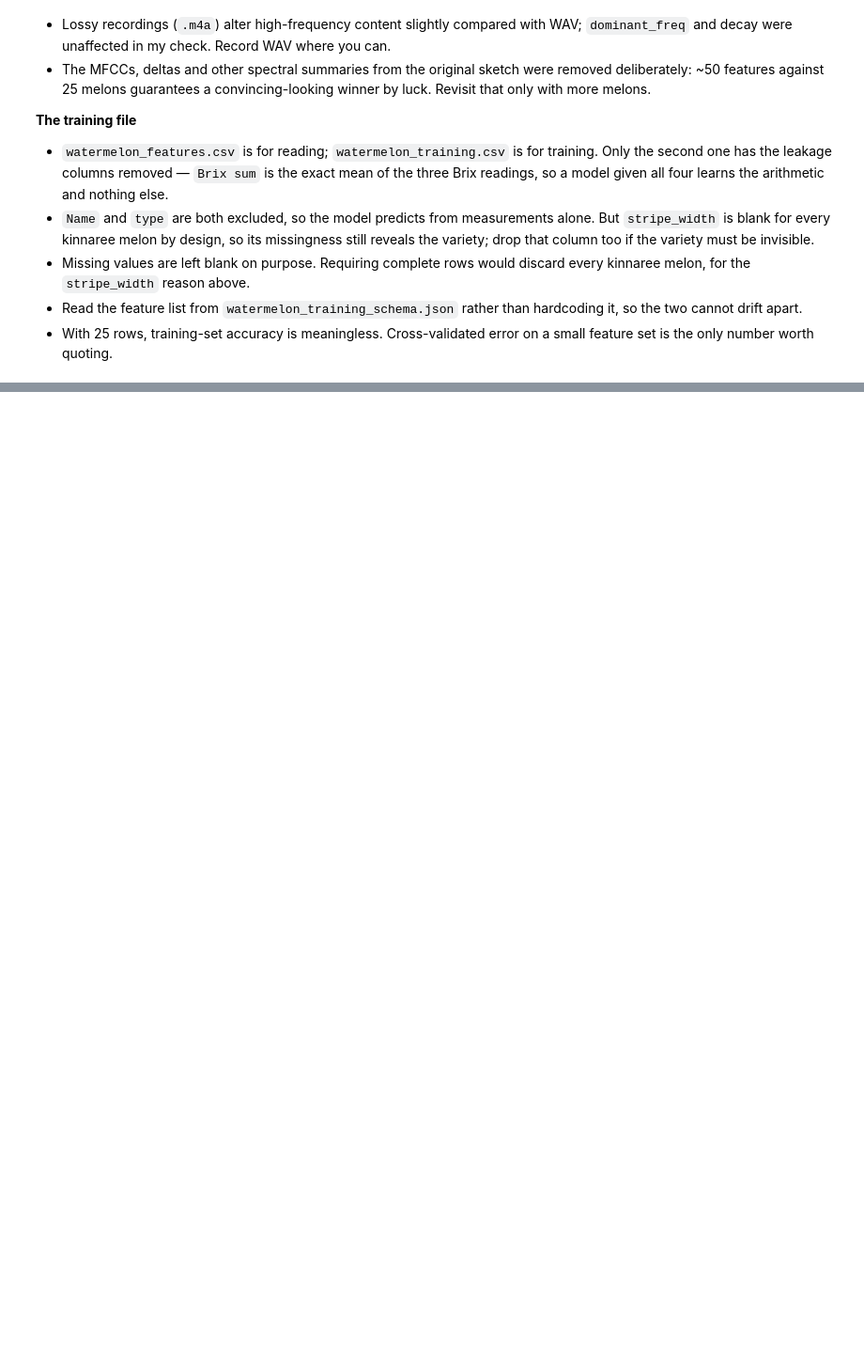
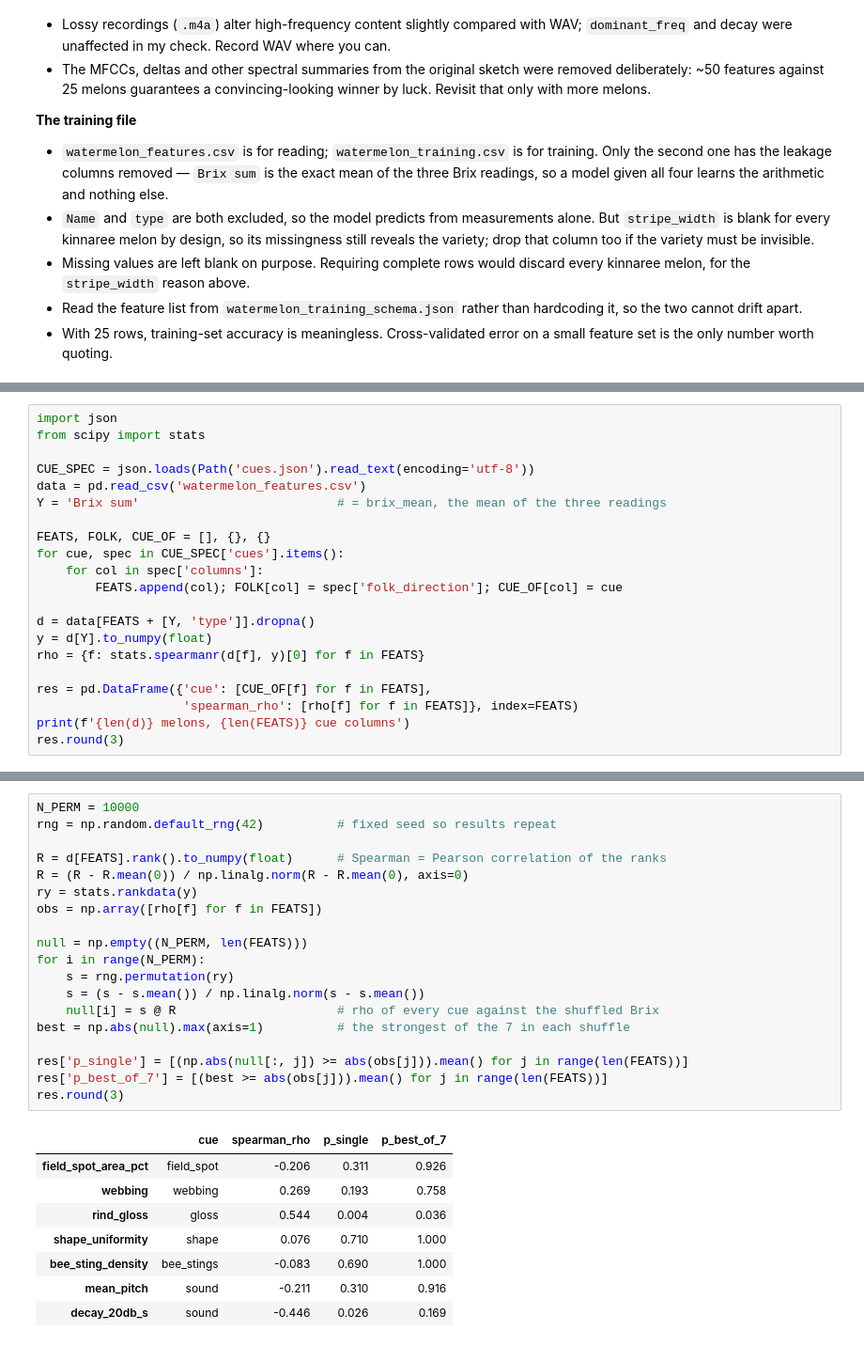
Before and after one commit to Some10n3/Watermelon, a Jupyter notebook: watermelon_features.ipynb, the cells around one changed output, grey strips where cells are left out. Shown at 94% size. Drawn from its saved outputs; the diff is of its cells as text; blank space fills up the shorter version.

```diff
--- a/watermelon_features.ipynb
+++ b/watermelon_features.ipynb
@@ -2046,0 +1833,21 @@ summary.round(2)
+# %%
+import json
+from scipy import stats
+
+CUE_SPEC = json.loads(Path('cues.json').read_text(encoding='utf-8'))
+data = pd.read_csv('watermelon_features.csv')
+Y = 'Brix sum'                           # = brix_mean, the mean of the three readings
+
+FEATS, FOLK, CUE_OF = [], {}, {}
+for cue, spec in CUE_SPEC['cues'].items():
+    for col in spec['columns']:
+        FEATS.append(col); FOLK[col] = spec['folk_direction']; CUE_OF[col] = cue
+
+d = data[FEATS + [Y, 'type']].dropna()
+y = d[Y].to_numpy(float)
+rho = {f: stats.spearmanr(d[f], y)[0] for f in FEATS}
+
+res = pd.DataFrame({'cue': [CUE_OF[f] for f in FEATS],
+                    'spearman_rho': [rho[f] for f in FEATS]}, index=FEATS)
+print(f'{len(d)} melons, {len(FEATS)} cue columns')
+res.round(3)
@@ -2046,0 +1873,28 @@ summary.round(2)
+# %%
+N_PERM = 10000
+rng = np.random.default_rng(42)          # fixed seed so results repeat
+
+R = d[FEATS].rank().to_numpy(float)      # Spearman = Pearson correlation of the ranks
+R = (R - R.mean(0)) / np.linalg.norm(R - R.mean(0), axis=0)
+ry = stats.rankdata(y)
+obs = np.array([rho[f] for f in FEATS])
+
+null = np.empty((N_PERM, len(FEATS)))
+for i in range(N_PERM):
+    s = rng.permutation(ry)
+    s = (s - s.mean()) / np.linalg.norm(s - s.mean())
+    null[i] = s @ R                      # rho of every cue against the shuffled Brix
+best = np.abs(null).max(axis=1)          # the strongest of the 7 in each shuffle
+
+res['p_single'] = [(np.abs(null[:, j]) >= abs(obs[j])).mean() for j in range(len(FEATS))]
+res['p_best_of_7'] = [(best >= abs(obs[j])).mean() for j in range(len(FEATS))]
+res.round(3)
+# %% [output]
+|  | cue | spearman_rho | p_single | p_best_of_7 |
+| field_spot_area_pct | field_spot | -0.206 | 0.311 | 0.926 |
+| webbing | webbing | 0.269 | 0.193 | 0.758 |
+| rind_gloss | gloss | 0.544 | 0.004 | 0.036 |
+| shape_uniformity | shape | 0.076 | 0.710 | 1.000 |
+| bee_sting_density | bee_stings | -0.083 | 0.690 | 1.000 |
+| mean_pitch | sound | -0.211 | 0.310 | 0.916 |
+| decay_20db_s | sound | -0.446 | 0.026 | 0.169 |
```
Also changed, not shown: parts of 26 cells of this notebook, 2 other files.
